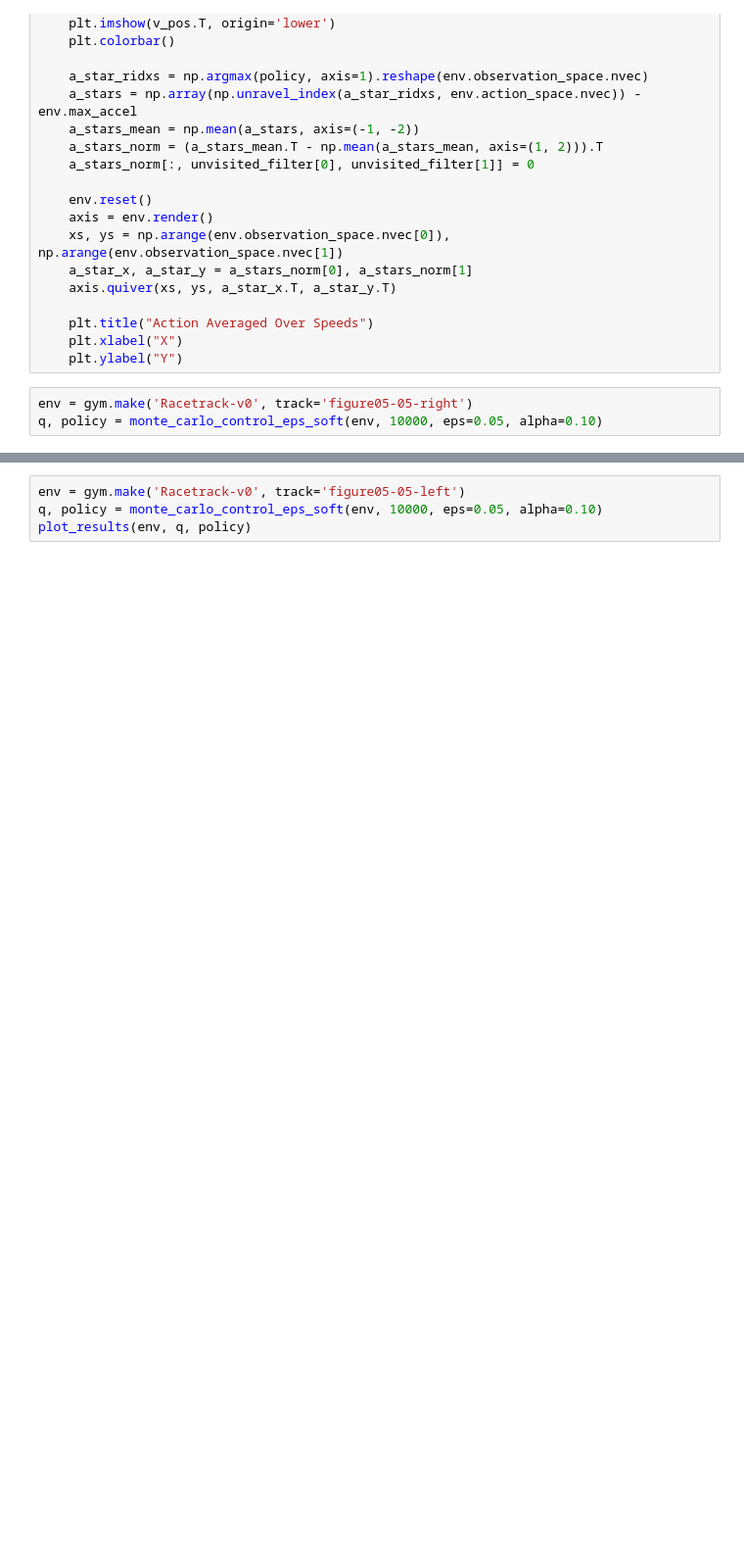
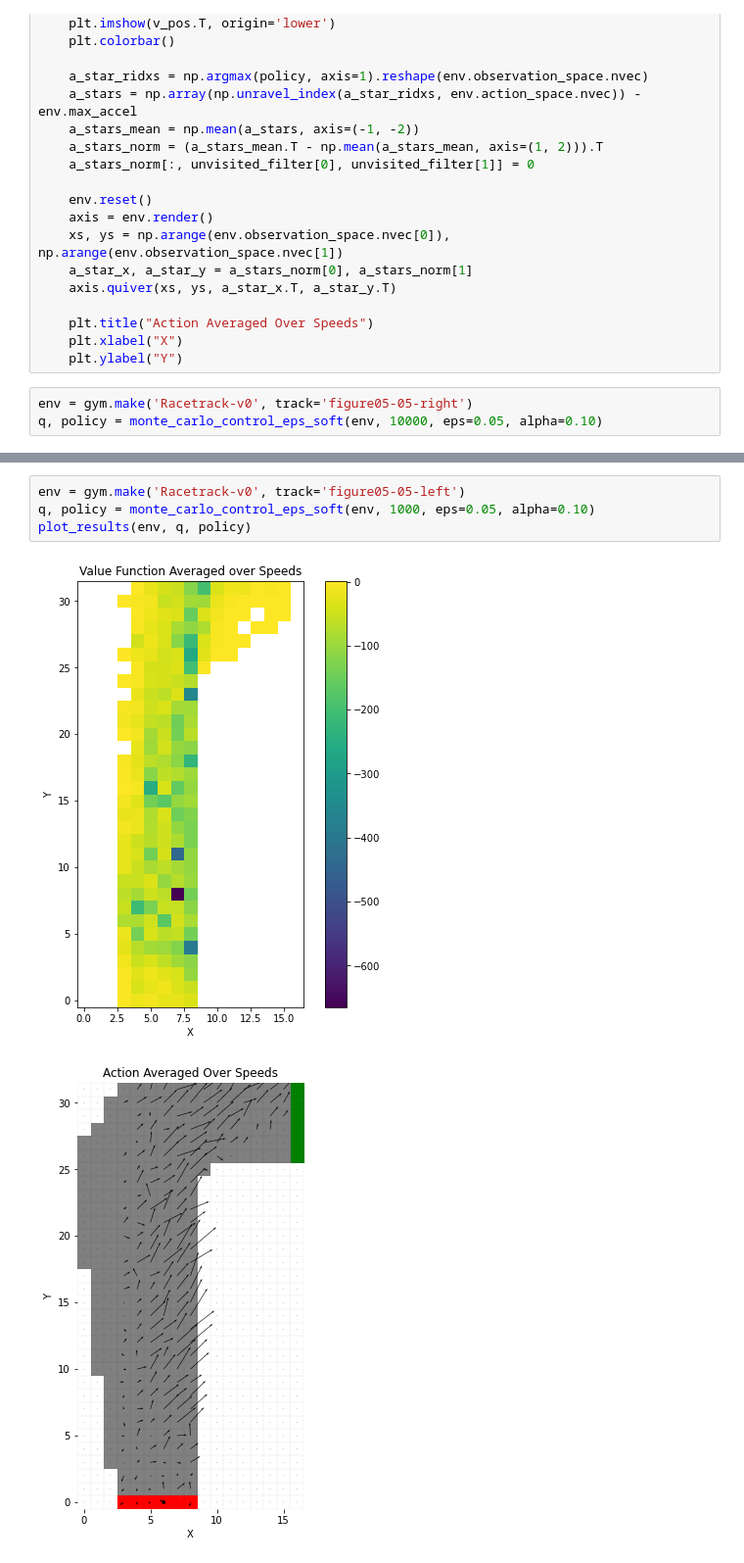
Before and after one commit to samlopezruiz/reinforcement-learning-an-intruduction, a Jupyter notebook: chapter05/racetrack.ipynb, the cells around one changed output, grey strips where cells are left out. Shown at 98% size. Saved outputs shown, nothing was run; the diff lists cells and outputs as text; blank space fills up the shorter version.

```diff
--- a/chapter05/racetrack.ipynb
+++ b/chapter05/racetrack.ipynb
@@ -75,7 +72,10 @@ for n in range(5):
 # %%
 env = gym.make('Racetrack-v0', track='figure05-05-left')
-q, policy = monte_carlo_control_eps_soft(env, 10000, eps=0.05, alpha=0.10)
+q, policy = monte_carlo_control_eps_soft(env, 1000, eps=0.05, alpha=0.10)
 plot_results(env, q, policy)
+# %% [output]
+[figure, added]
+[figure, added]
 # %%
 env = gym.make('Racetrack-v0', track='figure05-05-left', noisy=False)
 for n in range(5):
```
Also changed, not shown: parts of 5 cells of this notebook, 33 other files.
